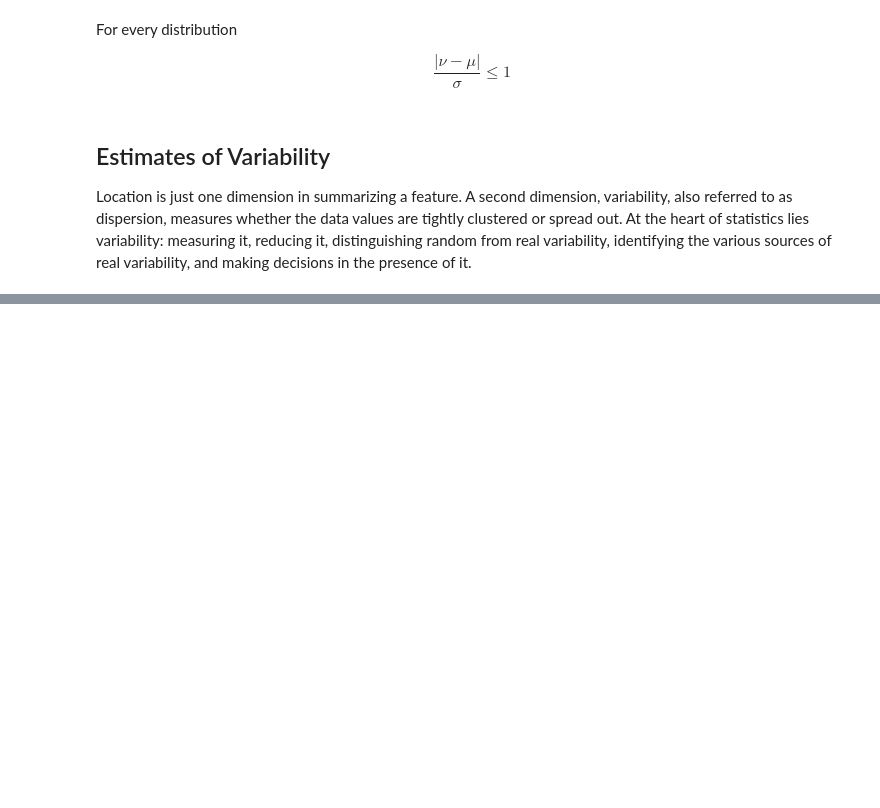
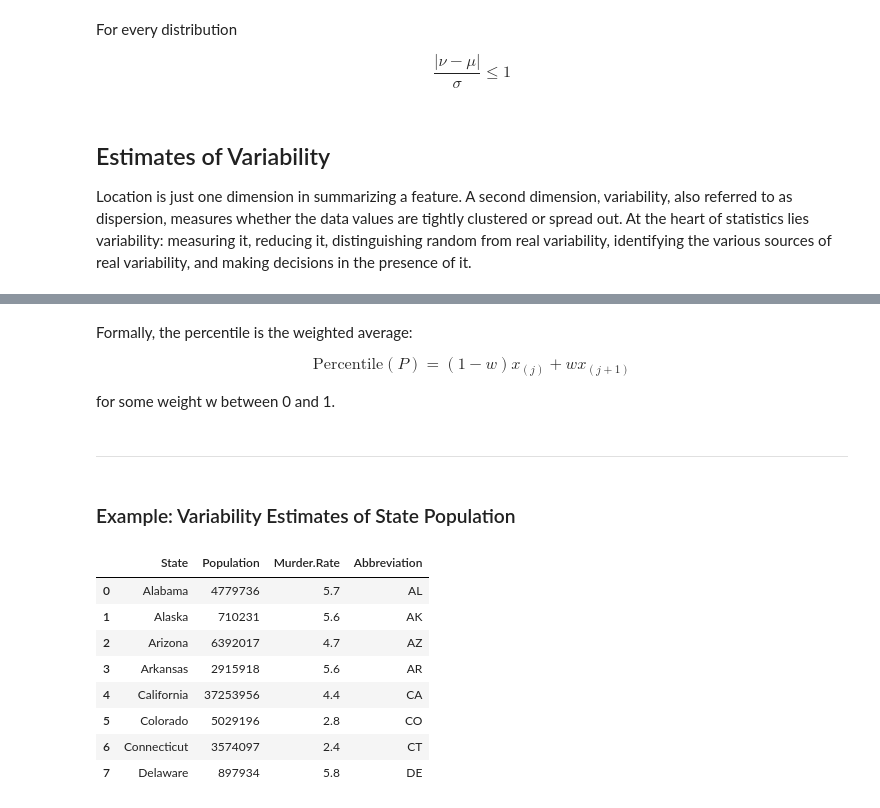
Before and after one commit to cmarsa/practicalstats4ds, a Jupyter notebook: py/01_eda.ipynb, the cells around one changed output, grey strips where cells are left out. Drawn from its saved outputs; the diff is of its cells as text; code cells hidden in the pictures; blank space fills up the shorter version.

Commit message:
Until Variability example.

```diff
--- a/py/01_eda.ipynb
+++ b/py/01_eda.ipynb
@@ -348,0 +500,22 @@ variability, and making decisions in the presence of it.
+# %% [markdown]
+Formally, the percentile is the weighted average:
+
+$$ \text{Percentile}(P) = (1 - w)x_{(j)} + wx_{(j + 1)}$$
+
+for some weight w between 0 and 1.
+# %% [markdown]
+____
+# %% [markdown]
+### Example: Variability Estimates of State Population
+# %%
+state.head(8)
+# %% [output]
+|  | State | Population | Murder.Rate | Abbreviation |
+| 0 | Alabama | 4779736 | 5.7 | AL |
+| 1 | Alaska | 710231 | 5.6 | AK |
+| 2 | Arizona | 6392017 | 4.7 | AZ |
+| 3 | Arkansas | 2915918 | 5.6 | AR |
+| 4 | California | 37253956 | 4.4 | CA |
+| 5 | Colorado | 5029196 | 2.8 | CO |
+| 6 | Connecticut | 3574097 | 2.4 | CT |
+| 7 | Delaware | 897934 | 5.8 | DE |
```
Also changed, not shown: parts of 29 cells of this notebook.
